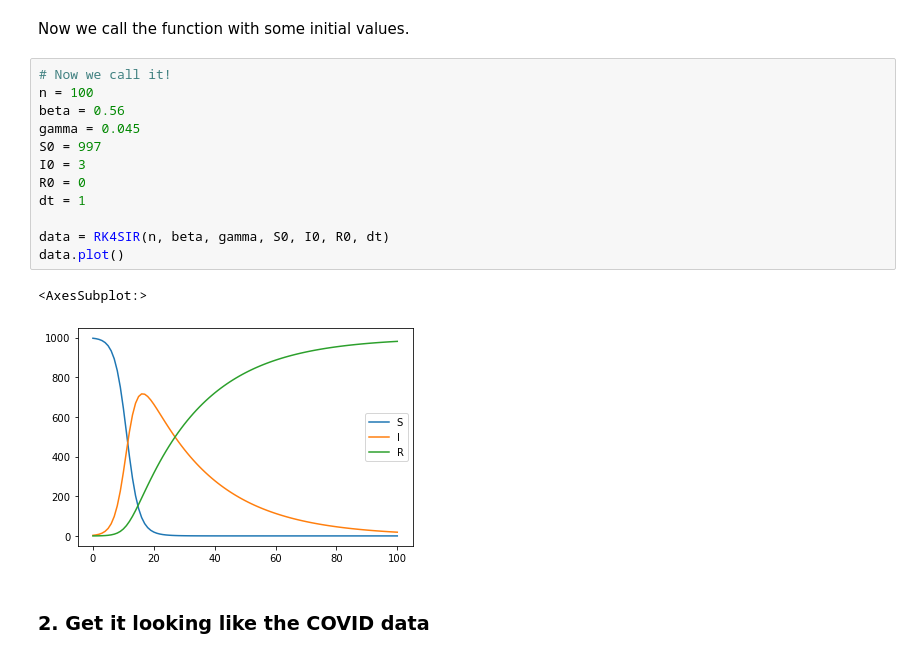
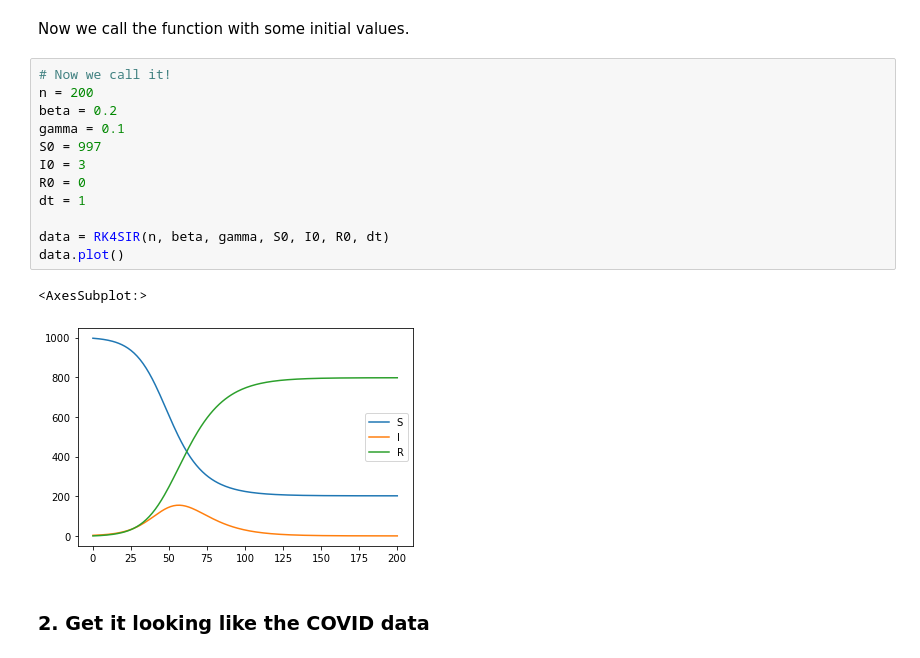
Before and after one commit to asiergr/gt, a Jupyter notebook: math4640/final/final_proj.ipynb, the cells around one changed output. Cells and saved outputs as stored; diff of their text form.

```diff
--- a/math4640/final/final_proj.ipynb
+++ b/math4640/final/final_proj.ipynb
@@ -390,19 +388,19 @@ def RK4SIR(n, beta, gamma, S0, I0, R0 = 0, dt = 1):
 Now we call the function with some initial values.
 # %%
 # Now we call it!
-n = 100
-beta = 0.56
-gamma = 0.045
+n = 200
+beta = 0.2
+gamma = 0.1
 S0 = 997
 I0 = 3
 R0 = 0
 dt = 1
 
 data = RK4SIR(n, beta, gamma, S0, I0, R0, dt)
 data.plot()
 # %% [output]
 <AxesSubplot:>
-[figure, old version]
+[figure, new version]
 # %% [markdown]
 ### 2. Get it looking like the COVID data
 # %% [markdown]
```
Also changed, not shown: parts of 5 cells of this notebook.
